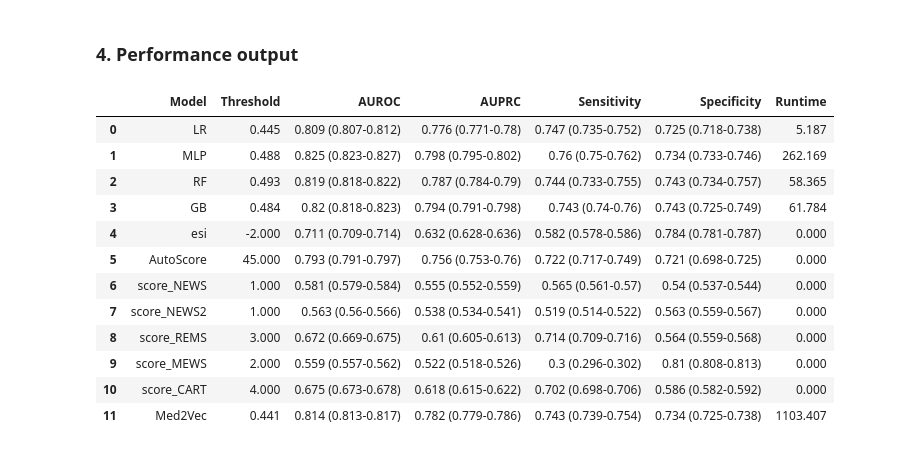
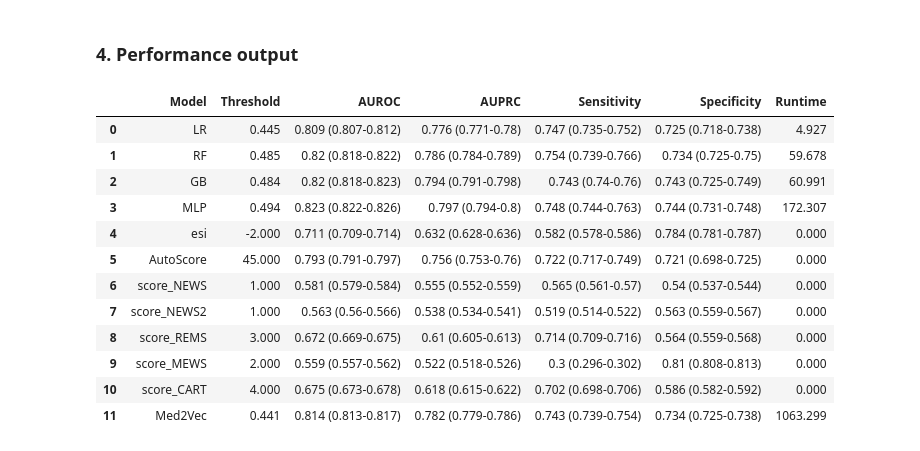
Before and after one commit to nliulab/mimic4ed-benchmark, a Jupyter notebook: Benchmark_scripts/Task_1_Model_hospitalization_triage.ipynb, the cells around one changed output. Cells and saved outputs as stored; diff of their text form; code cells hidden in the pictures.

Commit message:
update with results

```diff
--- a/Benchmark_scripts/Task_1_Model_hospitalization_triage.ipynb
+++ b/Benchmark_scripts/Task_1_Model_hospitalization_triage.ipynb
@@ -437,27 +459,27 @@ Score thresold: 0.44089684
 # %%
 #result_df = pd.read_csv(os.path.join(path, 'result_hospitalization_triage.csv'))
 result_df = pd.DataFrame(result_list, columns=['Model', 'auroc', 'ap', 'sensitivity', 'specificity', 'threshold', 'lower_auroc', 'upper_auroc', 'std_auroc', 'lower_ap', 'upper_ap', 'std_ap', 'lower_sensitivity', 'upper_sensitivity', 'std_sensitivity', 'lower_specificity', 'upper_specificity', 'std_specificity', 'runtime'])
 result_df.to_csv(os.path.join(path, 'result_hospitalization_triage.csv'), index=False)
 result_df = result_df.round(3)
 formatted_result_df = pd.DataFrame()
 formatted_result_df[['Model', 'Threshold']] = result_df[['Model', 'threshold']]
 formatted_result_df['AUROC'] = result_df['auroc'].astype(str) + ' (' + result_df['lower_auroc'].astype(str) + \
                                '-' + result_df['upper_auroc'].astype(str) + ')'
 formatted_result_df['AUPRC'] = result_df['ap'].astype(str) + ' (' + result_df['lower_ap'].astype(str) + \
                                '-' + result_df['upper_ap'].astype(str) + ')'
 formatted_result_df['Sensitivity'] = result_df['sensitivity'].astype(str) + ' (' + result_df['lower_sensitivity'].astype(str) + \
                                      '-' + result_df['upper_sensitivity'].astype(str) + ')'
 formatted_result_df['Specificity'] = result_df['specificity'].astype(str) + ' (' + result_df['lower_specificity'].astype(str) + \
                                      '-' + result_df['upper_specificity'].astype(str) + ')'
 formatted_result_df[['Runtime']] = result_df[['runtime']]
-formatted_result_df.to_csv(os.path.join(path, 'result_critical_triage.csv'), index=False)
+formatted_result_df.to_csv(os.path.join(path, 'formatted_result_hospitalization_triage.csv'), index=False)
 formatted_result_df
 # %% [output]
 |  | Model | Threshold | AUROC | AUPRC | Sensitivity | Specificity | Runtime |
-| 0 | LR | 0.445 | 0.809 (0.807-0.812) | 0.776 (0.771-0.78) | 0.747 (0.735-0.752) | 0.725 (0.718-0.738) | 5.187 |
-| 1 | MLP | 0.488 | 0.825 (0.823-0.827) | 0.798 (0.795-0.802) | 0.76 (0.75-0.762) | 0.734 (0.733-0.746) | 262.169 |
-| 2 | RF | 0.493 | 0.819 (0.818-0.822) | 0.787 (0.784-0.79) | 0.744 (0.733-0.755) | 0.743 (0.734-0.757) | 58.365 |
-| 3 | GB | 0.484 | 0.82 (0.818-0.823) | 0.794 (0.791-0.798) | 0.743 (0.74-0.76) | 0.743 (0.725-0.749) | 61.784 |
+| 0 | LR | 0.445 | 0.809 (0.807-0.812) | 0.776 (0.771-0.78) | 0.747 (0.735-0.752) | 0.725 (0.718-0.738) | 4.927 |
+| 1 | RF | 0.485 | 0.82 (0.818-0.822) | 0.786 (0.784-0.789) | 0.754 (0.739-0.766) | 0.734 (0.725-0.75) | 59.678 |
+| 2 | GB | 0.484 | 0.82 (0.818-0.823) | 0.794 (0.791-0.798) | 0.743 (0.74-0.76) | 0.743 (0.725-0.749) | 60.991 |
+| 3 | MLP | 0.494 | 0.823 (0.822-0.826) | 0.797 (0.794-0.8) | 0.748 (0.744-0.763) | 0.744 (0.731-0.748) | 172.307 |
 | 4 | esi | -2.000 | 0.711 (0.709-0.714) | 0.632 (0.628-0.636) | 0.582 (0.578-0.586) | 0.784 (0.781-0.787) | 0.000 |
 | 5 | AutoScore | 45.000 | 0.793 (0.791-0.797) | 0.756 (0.753-0.76) | 0.722 (0.717-0.749) | 0.721 (0.698-0.725) | 0.000 |
 | 6 | score_NEWS | 1.000 | 0.581 (0.579-0.584) | 0.555 (0.552-0.559) | 0.565 (0.561-0.57) | 0.54 (0.537-0.544) | 0.000 |
@@ -465,7 +487,7 @@ formatted_result_df
 | 8 | score_REMS | 3.000 | 0.672 (0.669-0.675) | 0.61 (0.605-0.613) | 0.714 (0.709-0.716) | 0.564 (0.559-0.568) | 0.000 |
 | 9 | score_MEWS | 2.000 | 0.559 (0.557-0.562) | 0.522 (0.518-0.526) | 0.3 (0.296-0.302) | 0.81 (0.808-0.813) | 0.000 |
 | 10 | score_CART | 4.000 | 0.675 (0.673-0.678) | 0.618 (0.615-0.622) | 0.702 (0.698-0.706) | 0.586 (0.582-0.592) | 0.000 |
-| 11 | Med2Vec | 0.441 | 0.814 (0.813-0.817) | 0.782 (0.779-0.786) | 0.743 (0.739-0.754) | 0.734 (0.725-0.738) | 1103.407 |
+| 11 | Med2Vec | 0.441 | 0.814 (0.813-0.817) | 0.782 (0.779-0.786) | 0.743 (0.739-0.754) | 0.734 (0.725-0.738) | 1063.299 |
 # %%
 from helpers import plot_confidence_interval
 plot_confidence_interval(result_df, metric='auroc', ci=confidence_interval, name = "AUROC",
```
Also changed, not shown: parts of 9 cells of this notebook, 3 other files.
